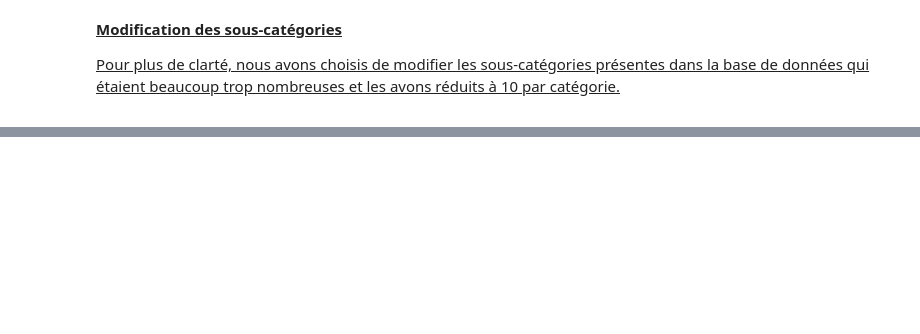
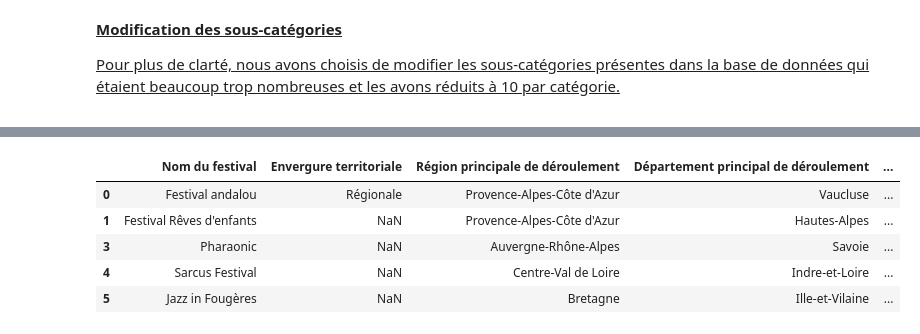
Before and after one commit to Arthurnoo/ensae_proj_prog_24, a Jupyter notebook: Nettoyage_base_donnees.ipynb, the cells around one changed output, grey strips where cells are left out. Drawn from its saved outputs; the diff is of its cells as text; code cells hidden in the pictures; blank space fills up the shorter version.

```diff
--- a/Nettoyage_base_donnees.ipynb
+++ b/Nettoyage_base_donnees.ipynb
@@ -194,0 +338,9 @@ print(ligne_128)
+# %%
+df.head()
+# %% [output]
+|  | Nom du festival | Envergure territoriale | Région principale de déroulement | Département principal de déroulement | ... |
+| 0 | Festival andalou | Régionale | Provence-Alpes-Côte d'Azur | Vaucluse | ... |
+| 1 | Festival Rêves d'enfants | NaN | Provence-Alpes-Côte d'Azur | Hautes-Alpes | ... |
+| 3 | Pharaonic | NaN | Auvergne-Rhône-Alpes | Savoie | ... |
+| 4 | Sarcus Festival | NaN | Centre-Val de Loire | Indre-et-Loire | ... |
+| 5 | Jazz in Fougères | NaN | Bretagne | Ille-et-Vilaine | ... |
```
Also changed, not shown: parts of 5 cells of this notebook.
